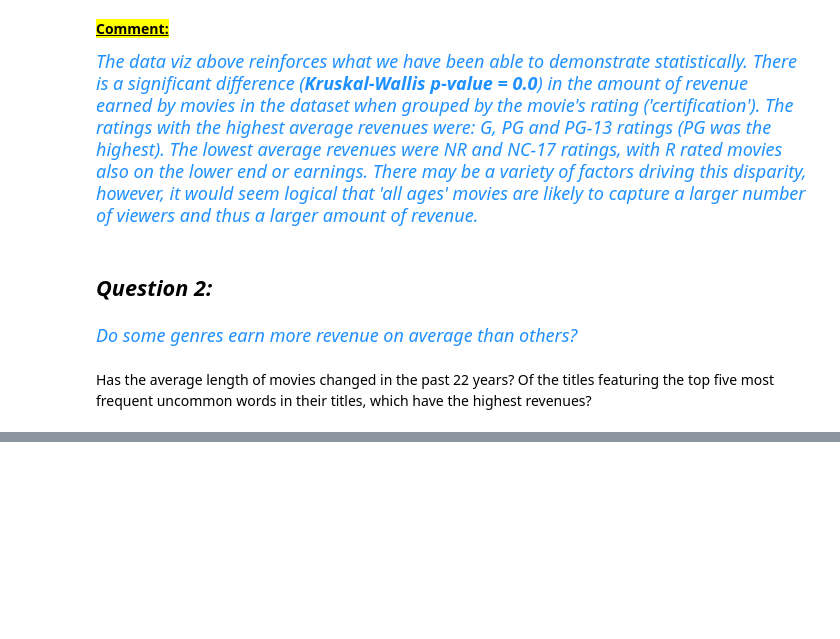
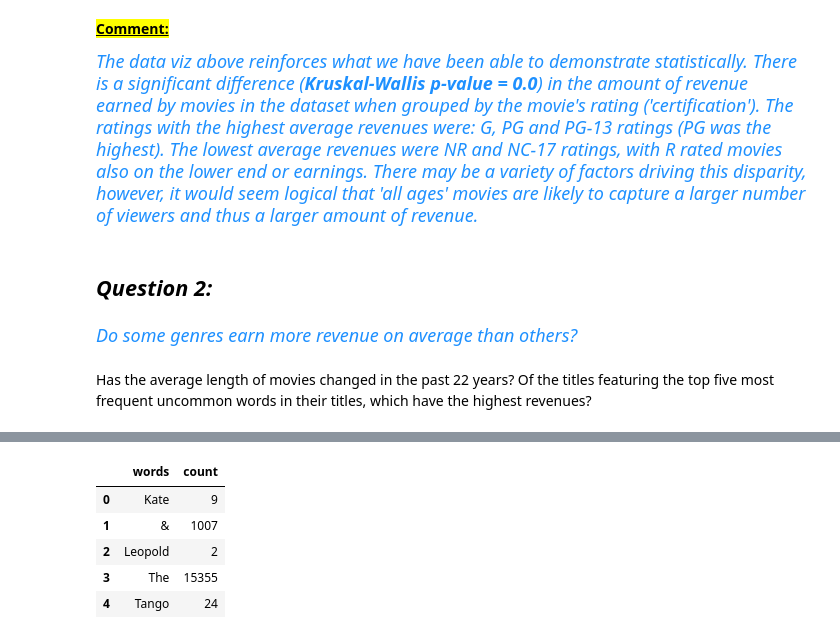
Before and after one commit to CRPeace/Movie_Data_API_Stats_Analysis, a Jupyter notebook: C.Peace_Project_3_Part_4.ipynb, the cells around one changed output, grey strips where cells are left out. Saved outputs shown, nothing was run; the diff lists cells and outputs as text; code cells hidden in the pictures; blank space fills up the shorter version.

```diff
--- a/C.Peace_Project_3_Part_4.ipynb
+++ b/C.Peace_Project_3_Part_4.ipynb
@@ -561,0 +572,9 @@ Has the average length of movies changed in the past 22 years?  Of the titles fe
+# %%
+words_df.head()
+# %% [output]
+|  | words | count |
+| 0 | Kate | 9 |
+| 1 | & | 1007 |
+| 2 | Leopold | 2 |
+| 3 | The | 15355 |
+| 4 | Tango | 24 |
```
Also changed, not shown: parts of 6 cells of this notebook.
